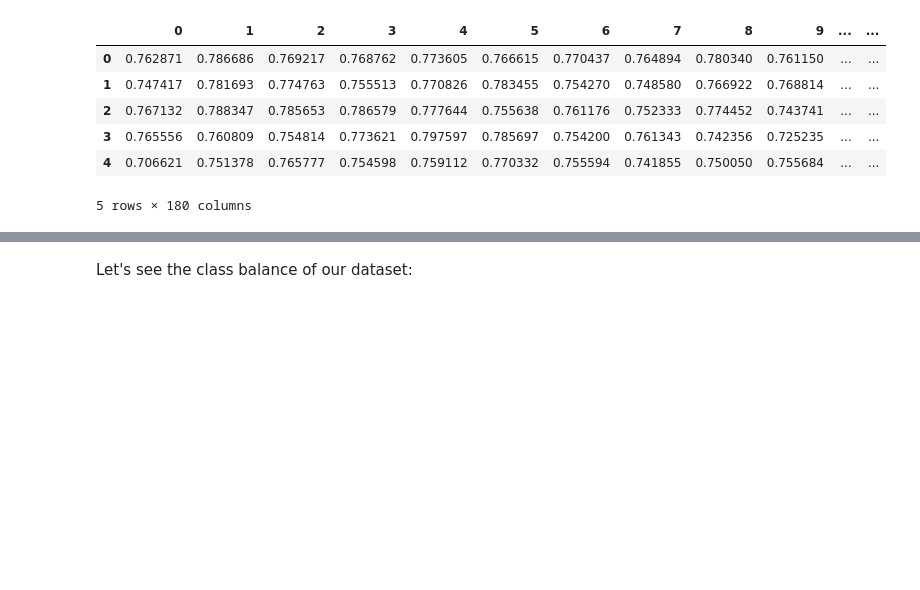
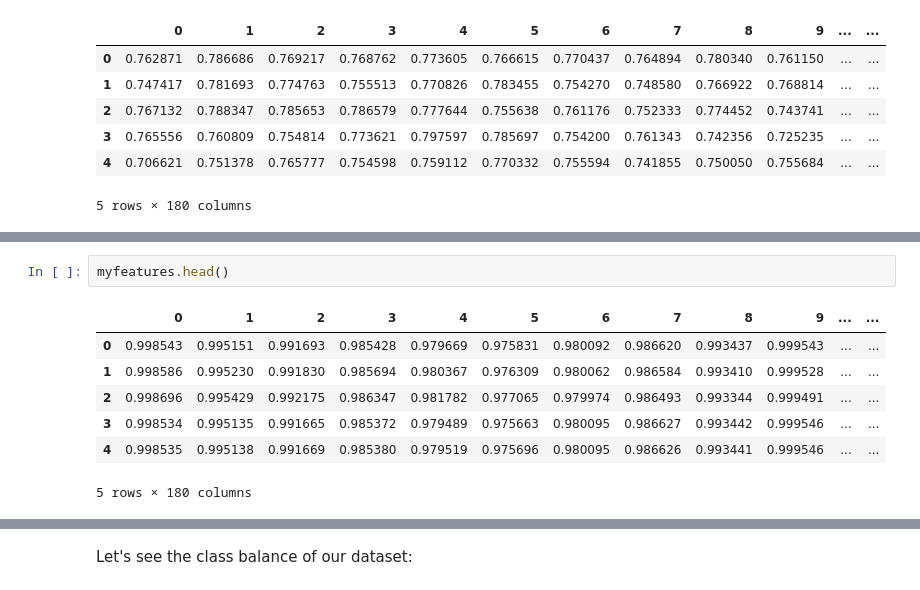
Before and after one commit to Walloppro/Week3-ClassicML, a Jupyter notebook: Week_3_MachineLearning.ipynb, the cells around one changed output, grey strips where cells are left out. Saved outputs shown, nothing was run; the diff lists cells and outputs as text; blank space fills up the shorter version.

```diff
--- a/Week_3_MachineLearning.ipynb
+++ b/Week_3_MachineLearning.ipynb
@@ -252,0 +313,10 @@ features.head()
+# %%
+myfeatures.head()
+# %% [output]
+|  | 0 | 1 | 2 | 3 | 4 | 5 | 6 | 7 | 8 | 9 | ... | ... |
+| 0 | 0.998543 | 0.995151 | 0.991693 | 0.985428 | 0.979669 | 0.975831 | 0.980092 | 0.986620 | 0.993437 | 0.999543 | ... | ... |
+| 1 | 0.998586 | 0.995230 | 0.991830 | 0.985694 | 0.980367 | 0.976309 | 0.980062 | 0.986584 | 0.993410 | 0.999528 | ... | ... |
+| 2 | 0.998696 | 0.995429 | 0.992175 | 0.986347 | 0.981782 | 0.977065 | 0.979974 | 0.986493 | 0.993344 | 0.999491 | ... | ... |
+| 3 | 0.998534 | 0.995135 | 0.991665 | 0.985372 | 0.979489 | 0.975663 | 0.980095 | 0.986627 | 0.993442 | 0.999546 | ... | ... |
+| 4 | 0.998535 | 0.995138 | 0.991669 | 0.985380 | 0.979519 | 0.975696 | 0.980095 | 0.986626 | 0.993441 | 0.999546 | ... | ... |
+5 rows × 180 columns
```
Also changed, not shown: parts of 27 cells of this notebook.
